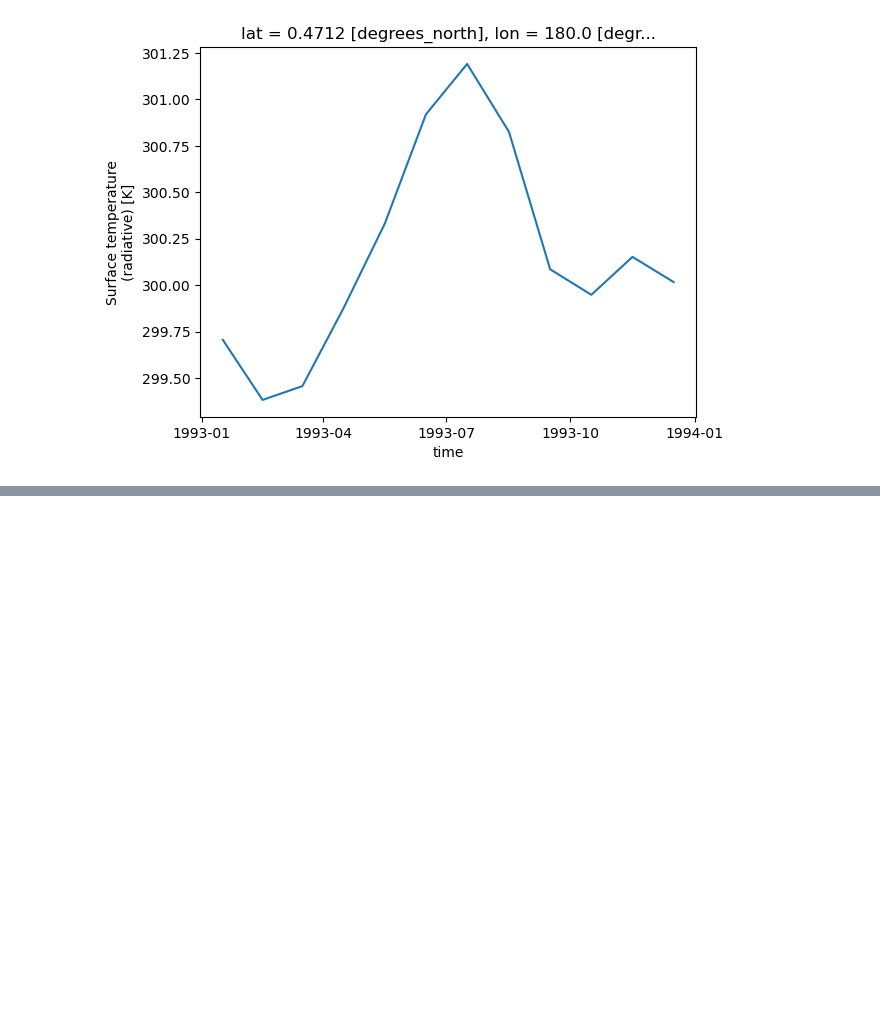
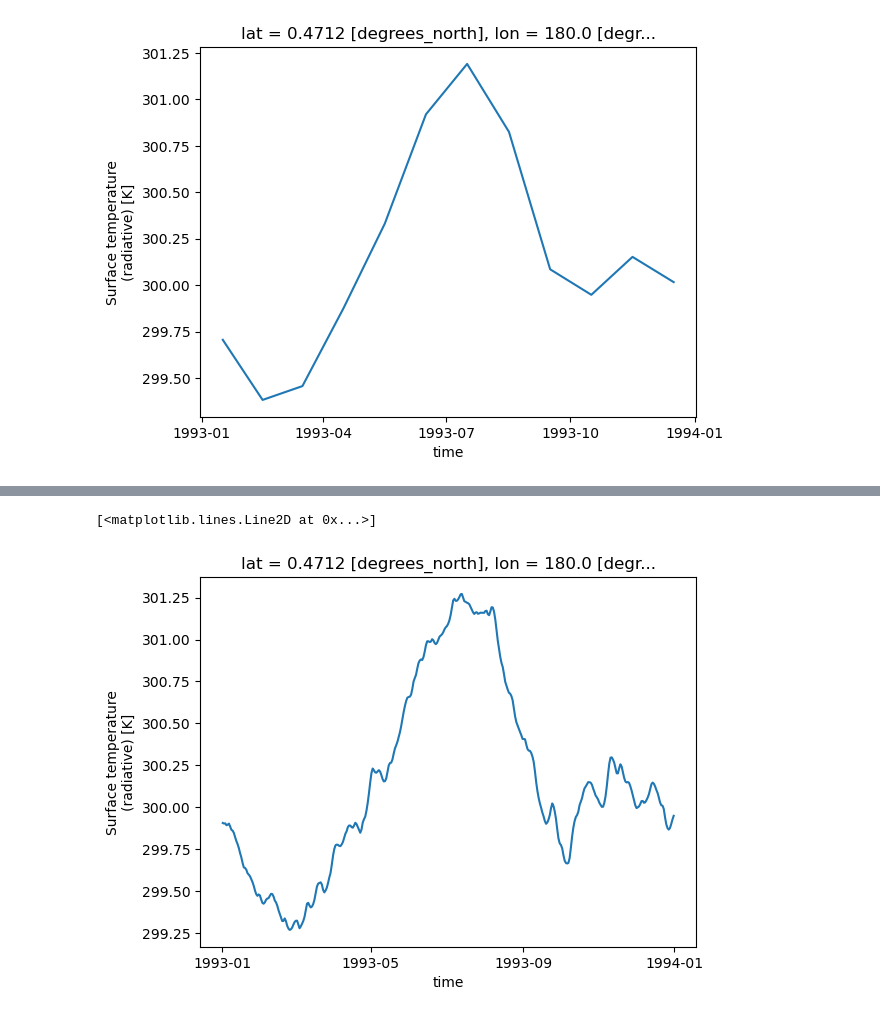
Before and after one commit to hCraker/tutorial, a Jupyter notebook: climatology_avg.ipynb, the cells around one changed output, grey strips where cells are left out. Saved outputs shown, nothing was run; the diff lists cells and outputs as text; code cells hidden in the pictures; blank space fills up the shorter version.

Commit message:
Added daily climatology example

```diff
--- a/climatology_avg.ipynb
+++ b/climatology_avg.ipynb
@@ -110,0 +114,3 @@ When we plot this, the data is more granular and has even less variation in temp
+# %%
+daily_temp = climatology_average(temp, 'day')
+daily_temp
@@ -110,0 +135,5 @@ When we plot this, the data is more granular and has even less variation in temp
+# %%
+daily_temp.plot()
+# %% [output]
+[<matplotlib.lines.Line2D at 0x...>]
+[figure, added]
```
Also changed, not shown: parts of 4 cells of this notebook.
